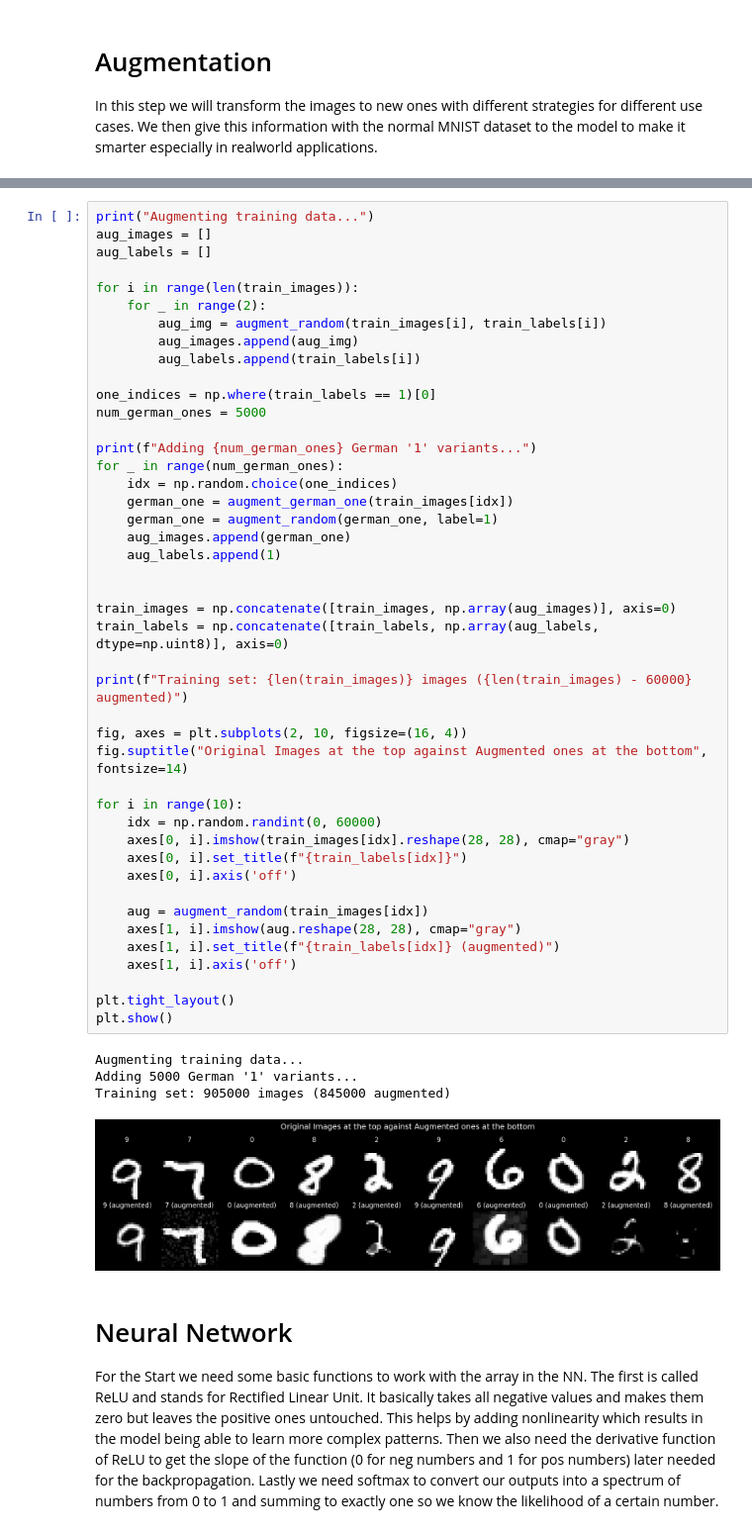
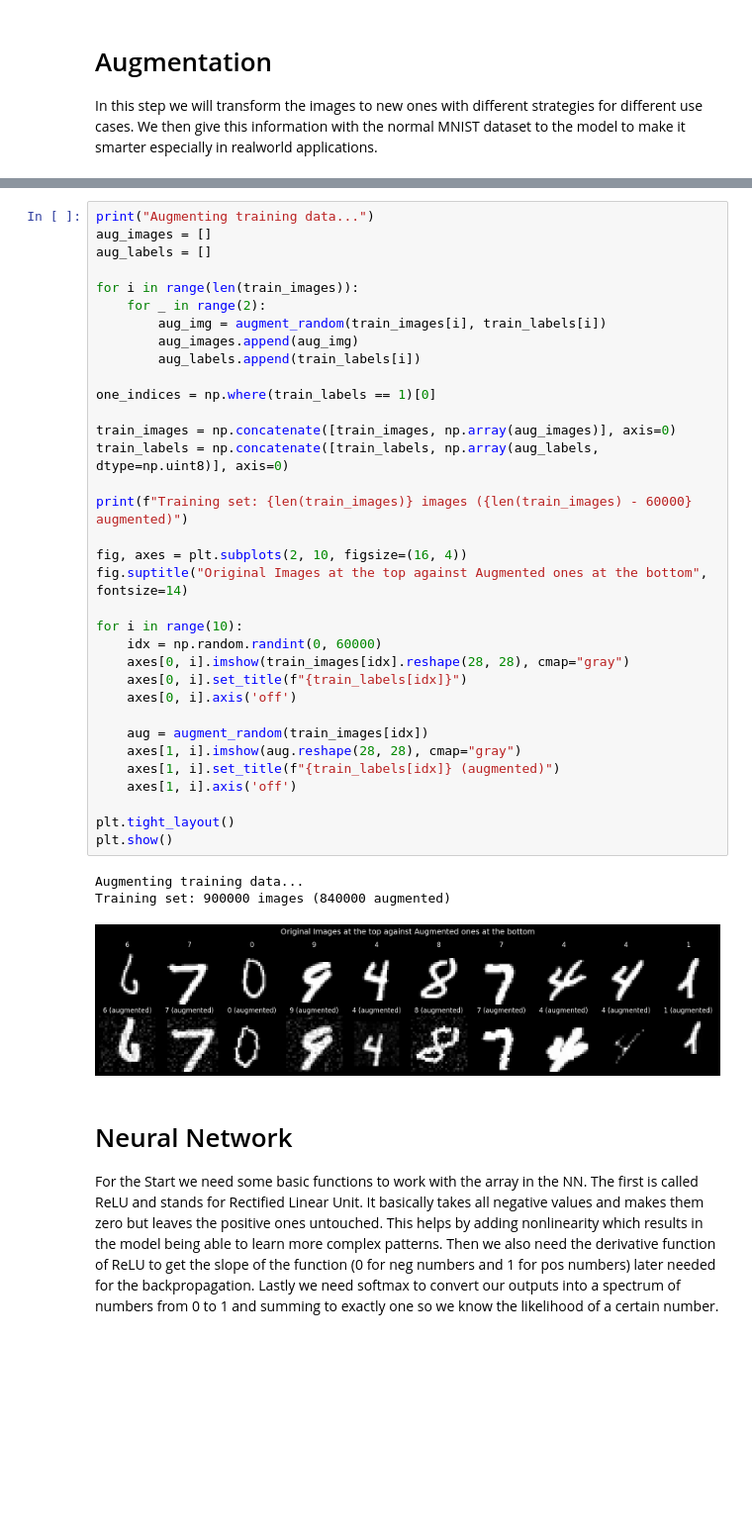
Before and after one commit to ScellyCode/digit-analyser-v2, a Jupyter notebook: notebooks/MNIST.ipynb, the cells around one changed output, grey strips where cells are left out. Shown at 99% size. Drawn from its saved outputs; the diff is of its cells as text; blank space fills up the shorter version.

Commit message:
removed german one augmentation (instead using EMNIS)

```diff
--- a/notebooks/MNIST.ipynb
+++ b/notebooks/MNIST.ipynb
@@ -378,46 +343,35 @@ for i in range(len(train_images)):
     for _ in range(2):
         aug_img = augment_random(train_images[i], train_labels[i])
         aug_images.append(aug_img)
         aug_labels.append(train_labels[i])
 
 one_indices = np.where(train_labels == 1)[0]
-num_german_ones = 5000
-
-print(f"Adding {num_german_ones} German '1' variants...")
-for _ in range(num_german_ones):
-    idx = np.random.choice(one_indices)
-    german_one = augment_german_one(train_images[idx])
-    german_one = augment_random(german_one, label=1)
-    aug_images.append(german_one)
-    aug_labels.append(1)
-
 
 train_images = np.concatenate([train_images, np.array(aug_images)], axis=0)
 train_labels = np.concatenate([train_labels, np.array(aug_labels, dtype=np.uint8)], axis=0)
 
 print(f"Training set: {len(train_images)} images ({len(train_images) - 60000} augmented)")
 
 fig, axes = plt.subplots(2, 10, figsize=(16, 4))
 fig.suptitle("Original Images at the top against Augmented ones at the bottom", fontsize=14)
 
 for i in range(10):
     idx = np.random.randint(0, 60000)
     axes[0, i].imshow(train_images[idx].reshape(28, 28), cmap="gray")
     axes[0, i].set_title(f"{train_labels[idx]}")
     axes[0, i].axis('off')
 
     aug = augment_random(train_images[idx])
     axes[1, i].imshow(aug.reshape(28, 28), cmap="gray")
     axes[1, i].set_title(f"{train_labels[idx]} (augmented)")
     axes[1, i].axis('off')
 
 plt.tight_layout()
 plt.show()
 # %% [output]
 Augmenting training data...
-Adding 5000 German '1' variants...
-Training set: 905000 images (845000 augmented)
+Training set: 900000 images (840000 augmented)
-[figure, old version]
+[figure, new version]
 # %% [markdown]
 # Neural Network
 For the Start we need some basic functions to work with the array in the NN. The first is called ReLU and stands for Rectified Linear Unit.
```
Also changed, not shown: parts of 5 cells of this notebook.
